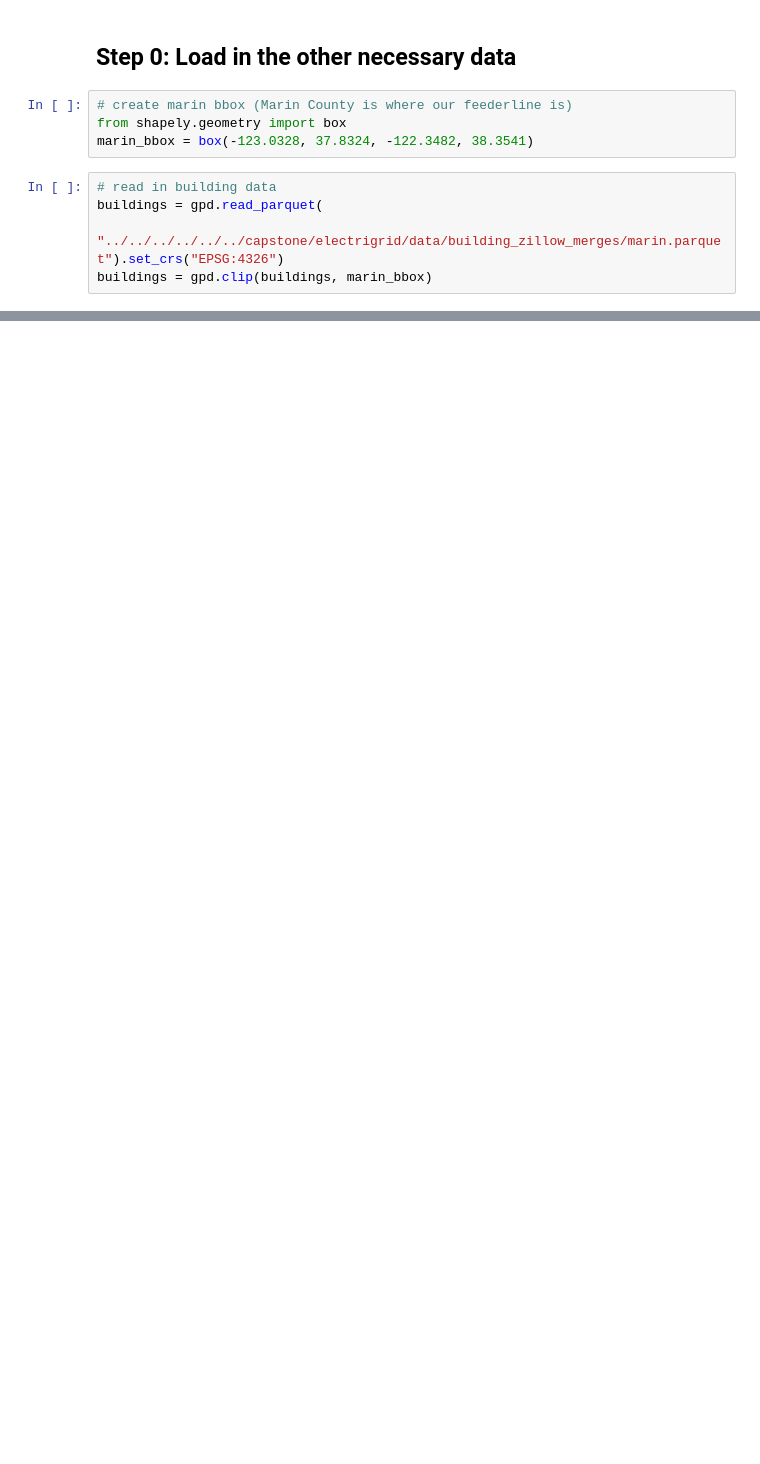
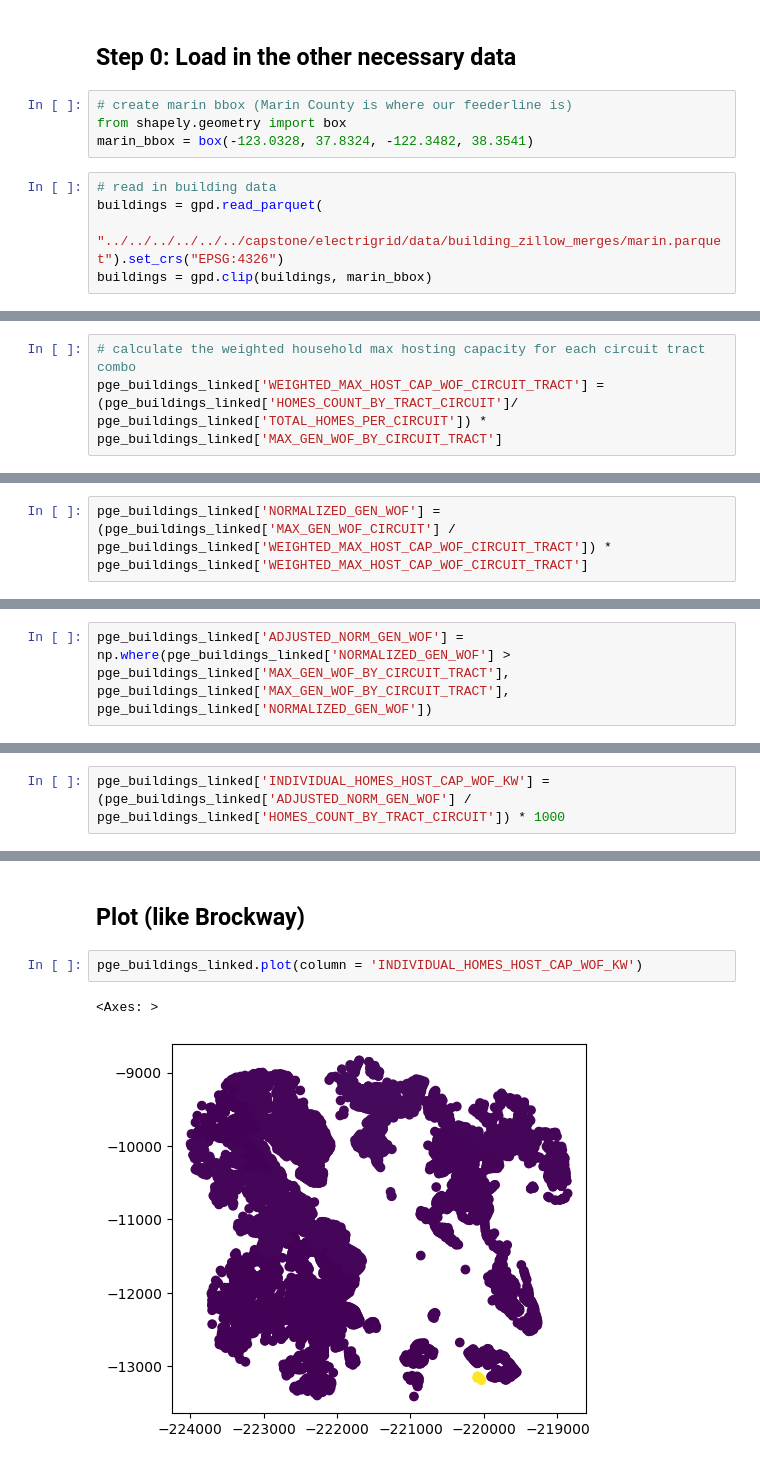
Before and after one commit to sofiiir/hosting-capacity-calculation, a Jupyter notebook: host_cap_investigation.ipynb, the cells around one changed output, grey strips where cells are left out. Drawn from its saved outputs; the diff is of its cells as text; blank space fills up the shorter version.

```diff
--- a/host_cap_investigation.ipynb
+++ b/host_cap_investigation.ipynb
@@ -201,0 +339,3 @@ census_tracts = gpd.clip(census_tracts, marin_bbox)
+# %%
+# calculate the weighted household max hosting capacity for each circuit tract combo
+pge_buildings_linked['WEIGHTED_MAX_HOST_CAP_WOF_CIRCUIT_TRACT'] = (pge_buildings_linked['HOMES_COUNT_BY_TRACT_CIRCUIT']/ pge_buildings_linked['TOTAL_HOMES_PER_CIRCUIT']) * pge_buildings_linked['MAX_GEN_WOF_BY_CIRCUIT_TRACT']
@@ -201,0 +348,2 @@ census_tracts = gpd.clip(census_tracts, marin_bbox)
+# %%
+pge_buildings_linked['NORMALIZED_GEN_WOF'] = (pge_buildings_linked['MAX_GEN_WOF_CIRCUIT'] / pge_buildings_linked['WEIGHTED_MAX_HOST_CAP_WOF_CIRCUIT_TRACT']) * pge_buildings_linked['WEIGHTED_MAX_HOST_CAP_WOF_CIRCUIT_TRACT']
@@ -201,0 +354,2 @@ census_tracts = gpd.clip(census_tracts, marin_bbox)
+# %%
+pge_buildings_linked['ADJUSTED_NORM_GEN_WOF'] = np.where(pge_buildings_linked['NORMALIZED_GEN_WOF'] > pge_buildings_linked['MAX_GEN_WOF_BY_CIRCUIT_TRACT'], pge_buildings_linked['MAX_GEN_WOF_BY_CIRCUIT_TRACT'], pge_buildings_linked['NORMALIZED_GEN_WOF'])
@@ -201,0 +360,2 @@ census_tracts = gpd.clip(census_tracts, marin_bbox)
+# %%
+pge_buildings_linked['INDIVIDUAL_HOMES_HOST_CAP_WOF_KW'] = (pge_buildings_linked['ADJUSTED_NORM_GEN_WOF'] / pge_buildings_linked['HOMES_COUNT_BY_TRACT_CIRCUIT']) * 1000
@@ -201,0 +418,7 @@ census_tracts = gpd.clip(census_tracts, marin_bbox)
+# %% [markdown]
+## Plot (like Brockway)
+# %%
+pge_buildings_linked.plot(column = 'INDIVIDUAL_HOMES_HOST_CAP_WOF_KW')
+# %% [output]
+<Axes: >
+[figure, added]
```
Also changed, not shown: parts of 112 cells of this notebook.
